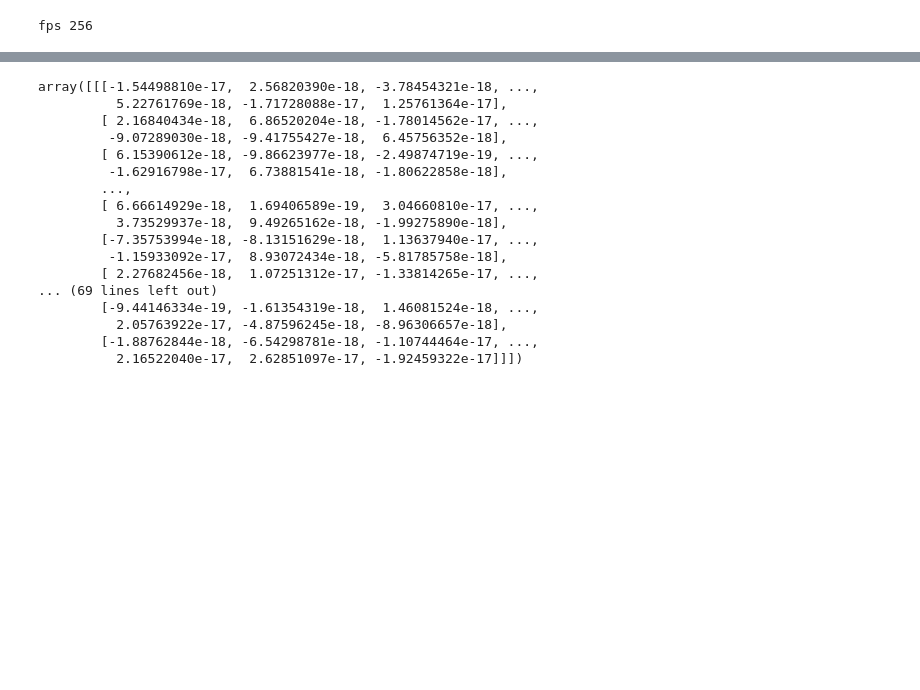
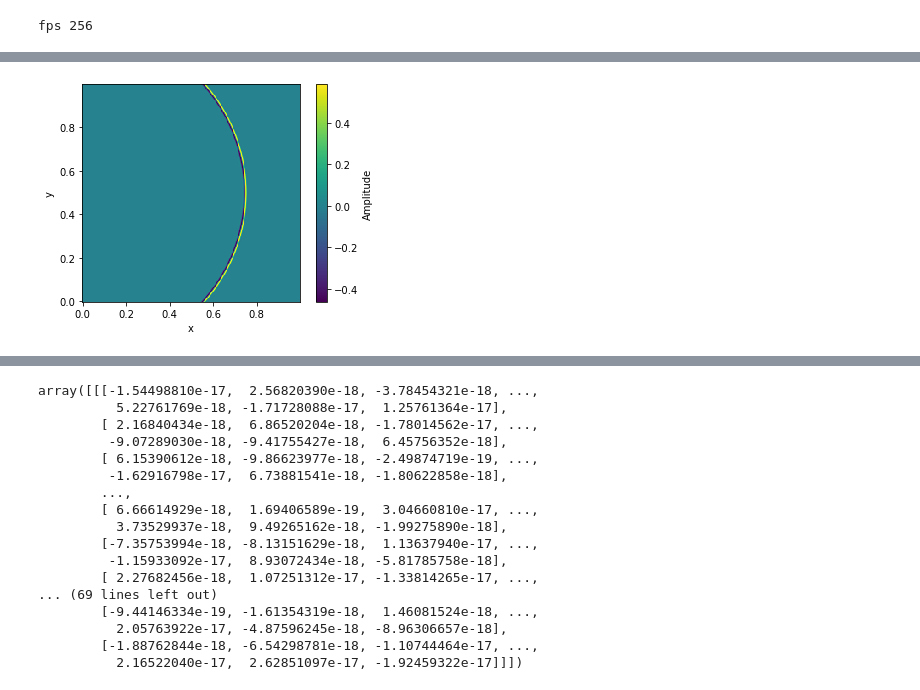
Before and after one commit to PaRaD1SE98/waves, a Jupyter notebook: notebooks/3d_waves_mpl.ipynb, the cells around one changed output, grey strips where cells are left out. Saved outputs shown, nothing was run; the diff lists cells and outputs as text; code cells hidden in the pictures; blank space fills up the shorter version.

```diff
--- a/notebooks/3d_waves_mpl.ipynb
+++ b/notebooks/3d_waves_mpl.ipynb
@@ -133,8 +132,9 @@ fig2 = plt.figure()
 ax2 = fig2.add_subplot()
 ax2.set_xlabel('x')
 ax2.set_ylabel('y')
-image = [ax2.pcolormesh(x, y, z[:, :, 50], cmap='viridis')]
+image = [ax2.pcolormesh(x, y, z[:, :, 128], cmap='viridis')]
 ax2.set_aspect(x_max / y_max)
 plt.colorbar(image[0], label='Amplitude')
 ani2 = animation.FuncAnimation(fig2, change_plot_img, len(T), fargs=(z, image), interval=1000 / fps)
+plt.show()
 # %% [output]
@@ -143,3 +141,4 @@ ani2 = animation.FuncAnimation(fig2, change_plot_img, len(T), fargs=(z, image),
+[figure, added]
 # %%
 # HTML(ani2.to_jshtml())
 # %%
```
Also changed, not shown: parts of 7 cells of this notebook, 2 other files.
